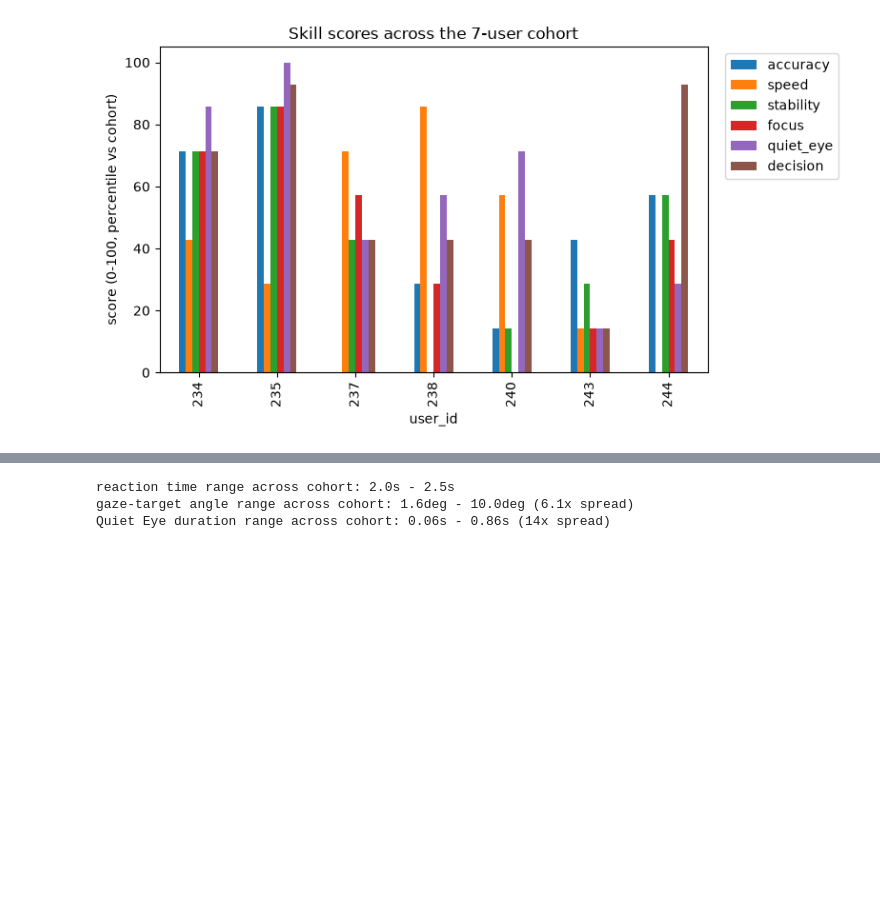
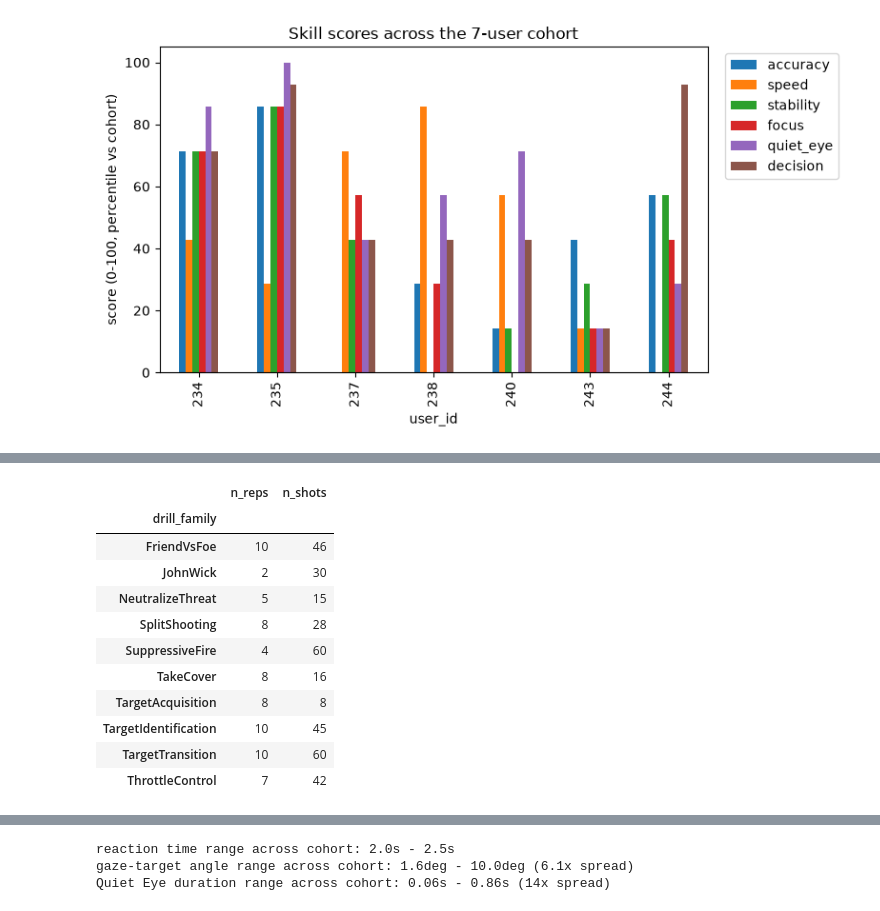
Before and after one commit to GalKepler/eyeviation, a Jupyter notebook: analysis.ipynb, the cells around one changed output, grey strips where cells are left out. Saved outputs shown, nothing was run; the diff lists cells and outputs as text; code cells hidden in the pictures; blank space fills up the shorter version.

```diff
--- a/analysis.ipynb
+++ b/analysis.ipynb
@@ -475,0 +628,23 @@ fig.tight_layout()
+# %%
+from shooter.features import add_all_features
+
+warmup_path = DATA_DIR / "20260601113226_243_2531_11601.event.json"
+frames_wu, shots_wu = parse_file(warmup_path)
+dominant_eye_wu = frames_wu["session_metadata"]["dominant_eye"].iloc[0]
+shots_wu = add_all_features(shots_wu, frames_wu, dominant_eye_wu)
+shots_wu["drill_family"] = shots_wu["drill_id"].str.extract(r"WarmUp_([A-Za-z]+)_")
+
+shots_wu.groupby("drill_family").agg(n_reps=("rep_idx", "nunique"), n_shots=("rep_idx", "size"))
+# %% [output]
+|  | n_reps | n_shots |
+| drill_family |  |  |
+| FriendVsFoe | 10 | 46 |
+| JohnWick | 2 | 30 |
+| NeutralizeThreat | 5 | 15 |
+| SplitShooting | 8 | 28 |
+| SuppressiveFire | 4 | 60 |
+| TakeCover | 8 | 16 |
+| TargetAcquisition | 8 | 8 |
+| TargetIdentification | 10 | 45 |
+| TargetTransition | 10 | 60 |
+| ThrottleControl | 7 | 42 |
```
Also changed, not shown: parts of 19 cells of this notebook, 6 other files.
